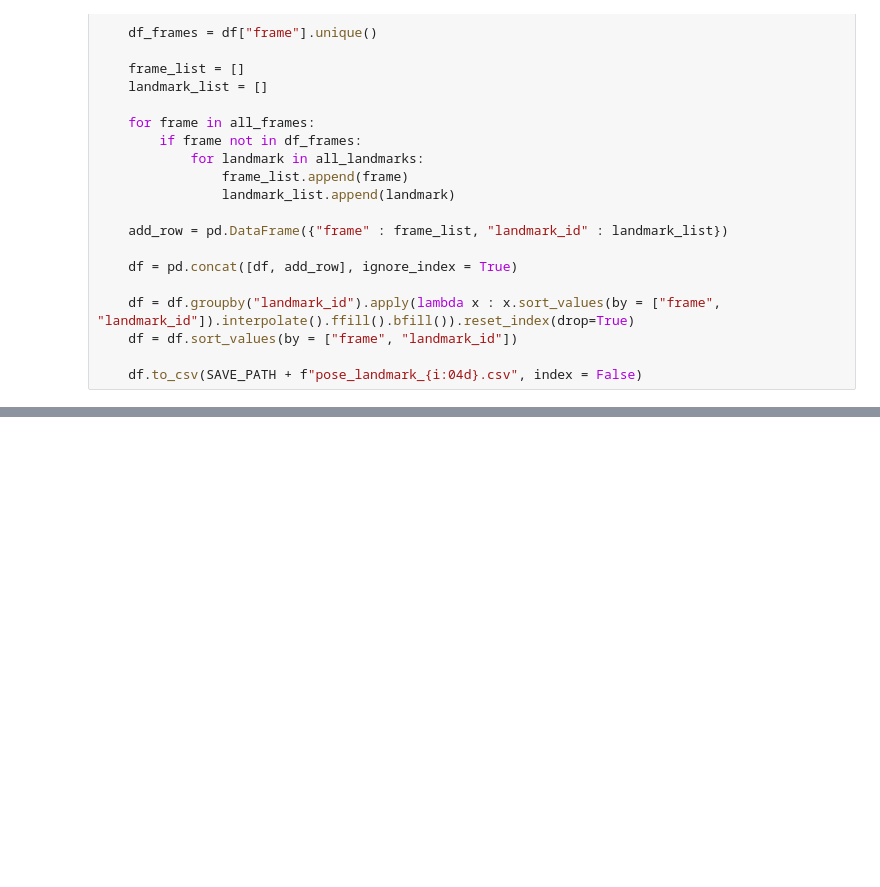
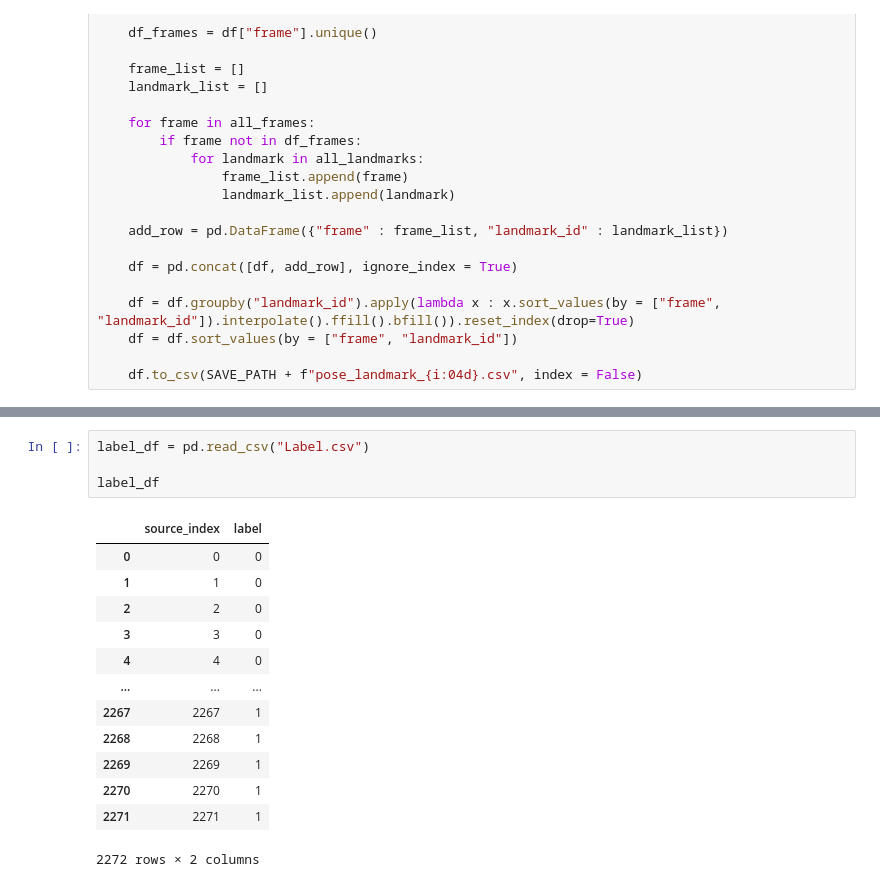
Before and after one commit to GGoneng/AI-Study-Log, a Jupyter notebook: Personal_Project/Graduate_Project/Data_Preprocess.ipynb, the cells around one changed output, grey strips where cells are left out. Drawn from its saved outputs; the diff is of its cells as text; blank space fills up the shorter version.

```diff
--- a/Personal_Project/Graduate_Project/Data_Preprocess.ipynb
+++ b/Personal_Project/Graduate_Project/Data_Preprocess.ipynb
@@ -118,3 +116,21 @@ for i, path in enumerate(path_list):
 # %% [output]
 KeyboardInterrupt:
 Error:
+# %%
+label_df = pd.read_csv("Label.csv")
+
+label_df
+# %% [output]
+|  | source_index | label |
+| 0 | 0 | 0 |
+| 1 | 1 | 0 |
+| 2 | 2 | 0 |
+| 3 | 3 | 0 |
+| 4 | 4 | 0 |
+| ... | ... | ... |
+| 2267 | 2267 | 1 |
+| 2268 | 2268 | 1 |
+| 2269 | 2269 | 1 |
+| 2270 | 2270 | 1 |
+| 2271 | 2271 | 1 |
+2272 rows × 2 columns
```
Also changed, not shown: parts of 7 cells of this notebook, 1 other file.
